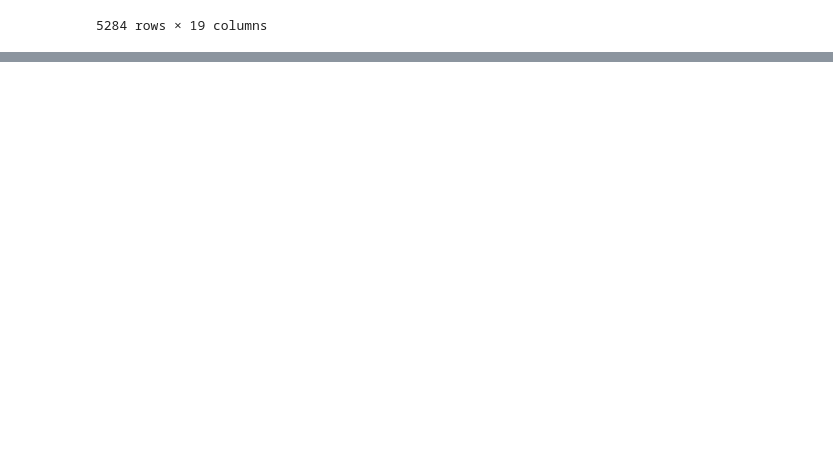
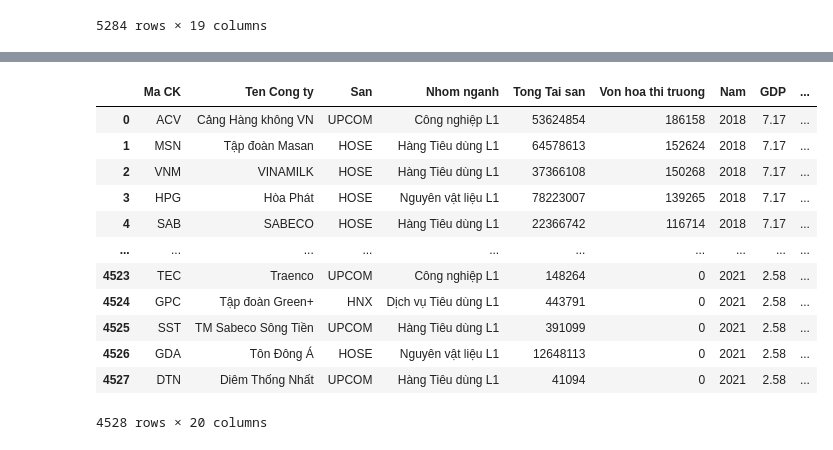
Before and after one commit to vuquangnguyen2018/KhoaLuanUEH, a Jupyter notebook: Dataset/Phan tich Du lieu.ipynb, the cells around one changed output, grey strips where cells are left out. Saved outputs shown, nothing was run; the diff lists cells and outputs as text; code cells hidden in the pictures; blank space fills up the shorter version.

```diff
--- a/Dataset/Phan tich Du lieu.ipynb
+++ b/Dataset/Phan tich Du lieu.ipynb
@@ -135,0 +137,24 @@ Output
+# %%
+#FILTER : Công ty có Total Asset >= 1000B and MarCap >= 1000B
+Output_2021=Output[Output['Nam'] == 2021].sort_values(by='Tong Tai san', ascending=False)
+Top_Tickets=Output_2021.loc[(Output['Tong Tai san']>=1000*10**3) & (Output['Von hoa thi truong']>=1000)].reset_index(drop=True)
+Top_Tickets=Top_Tickets.iloc[:,[0,1]]
+Top_Tickets['ID_TICKET'] = np.arange(Top_Tickets.shape[0])
+Top_Tickets=Top_Tickets.iloc[:,[2,0]]
+
+Output=Output.merge(Top_Tickets, how='left', on='Ma CK')
+Output
+# %% [output]
+|  | Ma CK | Ten Cong ty | San | Nhom nganh | Tong Tai san | Von hoa thi truong | Nam | GDP | ... |
+| 0 | ACV | Cảng Hàng không VN | UPCOM | Công nghiệp L1 | 53624854 | 186158 | 2018 | 7.17 | ... |
+| 1 | MSN | Tập đoàn Masan | HOSE | Hàng Tiêu dùng L1 | 64578613 | 152624 | 2018 | 7.17 | ... |
+| 2 | VNM | VINAMILK | HOSE | Hàng Tiêu dùng L1 | 37366108 | 150268 | 2018 | 7.17 | ... |
+| 3 | HPG | Hòa Phát | HOSE | Nguyên vật liệu L1 | 78223007 | 139265 | 2018 | 7.17 | ... |
+| 4 | SAB | SABECO | HOSE | Hàng Tiêu dùng L1 | 22366742 | 116714 | 2018 | 7.17 | ... |
+| ... | ... | ... | ... | ... | ... | ... | ... | ... | ... |
+| 4523 | TEC | Traenco | UPCOM | Công nghiệp L1 | 148264 | 0 | 2021 | 2.58 | ... |
+| 4524 | GPC | Tập đoàn Green+ | HNX | Dịch vụ Tiêu dùng L1 | 443791 | 0 | 2021 | 2.58 | ... |
+| 4525 | SST | TM Sabeco Sông Tiền | UPCOM | Hàng Tiêu dùng L1 | 391099 | 0 | 2021 | 2.58 | ... |
+| 4526 | GDA | Tôn Đông Á | HOSE | Nguyên vật liệu L1 | 12648113 | 0 | 2021 | 2.58 | ... |
+| 4527 | DTN | Diêm Thống Nhất | UPCOM | Hàng Tiêu dùng L1 | 41094 | 0 | 2021 | 2.58 | ... |
+4528 rows × 20 columns
```
Also changed, not shown: parts of 3 cells of this notebook, 5 other files.
